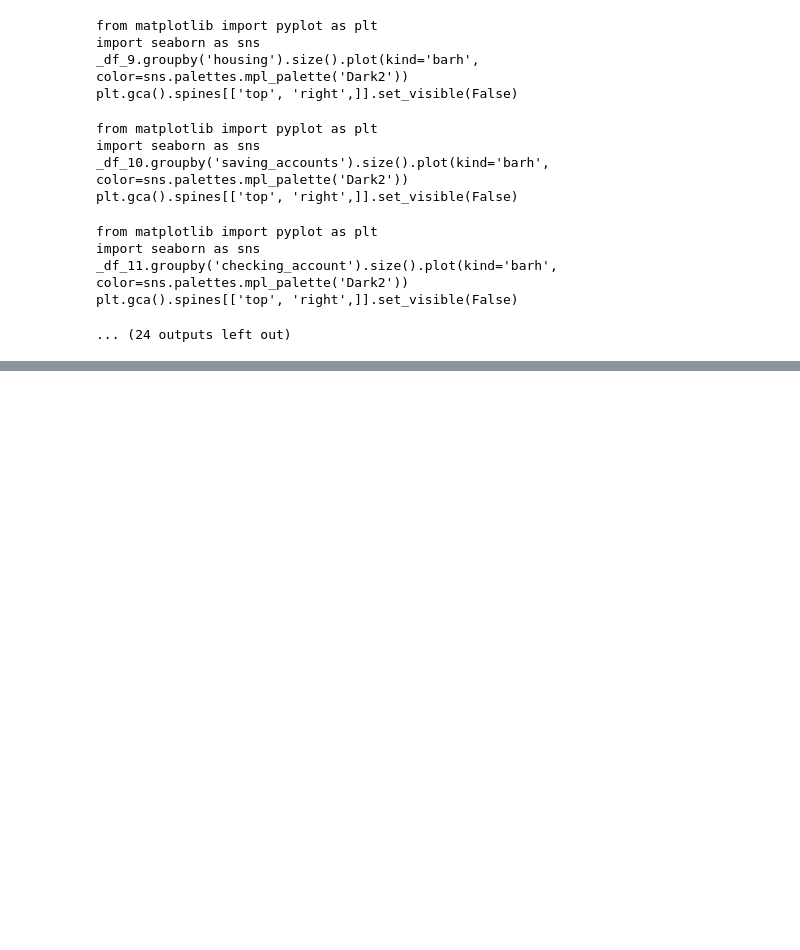
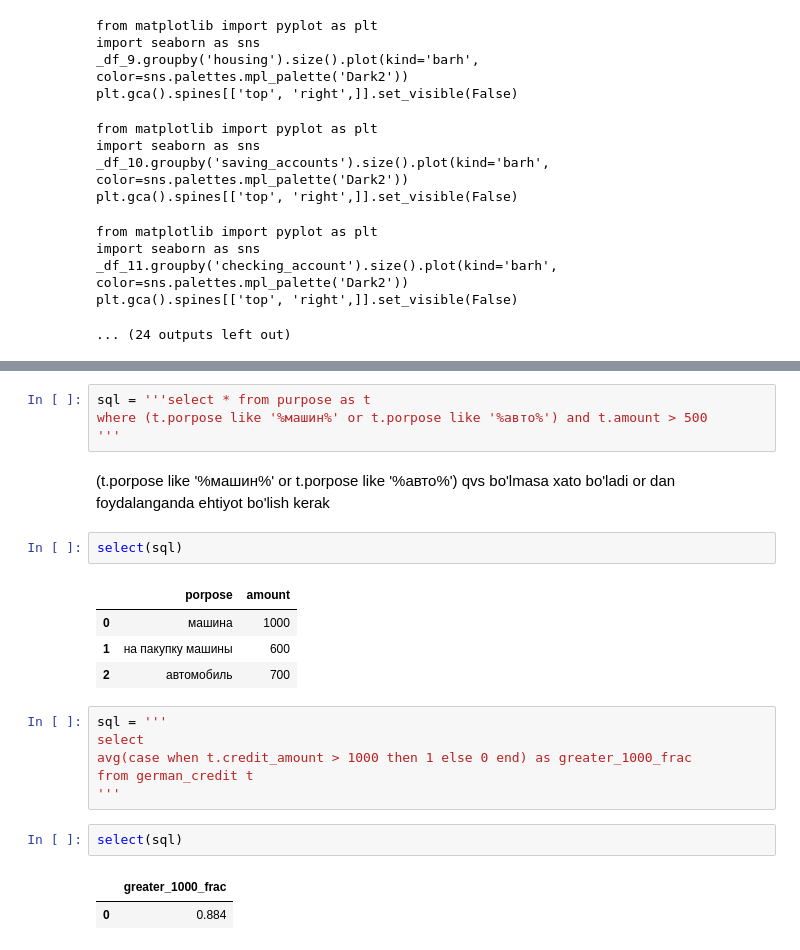
Before and after one commit to bakhodirabdullayevich/SQL_notebooks, a Jupyter notebook: SQLite3.ipynb, the cells around one changed output, grey strips where cells are left out. Cells and saved outputs as stored; diff of their text form; blank space fills up the shorter version.

```diff
--- a/SQLite3.ipynb
+++ b/SQLite3.ipynb
@@ -190,0 +218,24 @@ plt.gca().spines[['top', 'right',]].set_visible(False)
+# %%
+sql = '''select * from purpose as t
+where (t.porpose like '%машин%' or t.porpose like '%авто%') and t.amount > 500
+'''
+# %% [markdown]
+(t.porpose like '%машин%' or t.porpose like '%авто%') qvs bo'lmasa xato bo'ladi or dan foydalanganda ehtiyot bo'lish kerak
+# %%
+select(sql)
+# %% [output]
+|  | porpose | amount |
+| 0 | машина | 1000 |
+| 1 | на пакупку машины | 600 |
+| 2 | автомобиль | 700 |
+# %%
+sql = '''
+select
+avg(case when t.credit_amount > 1000 then 1 else 0 end) as greater_1000_frac
+from german_credit t
+'''
+# %%
+select(sql)
+# %% [output]
+|  | greater_1000_frac |
+| 0 | 0.884 |
```
Also changed, not shown: parts of 5 cells of this notebook.
